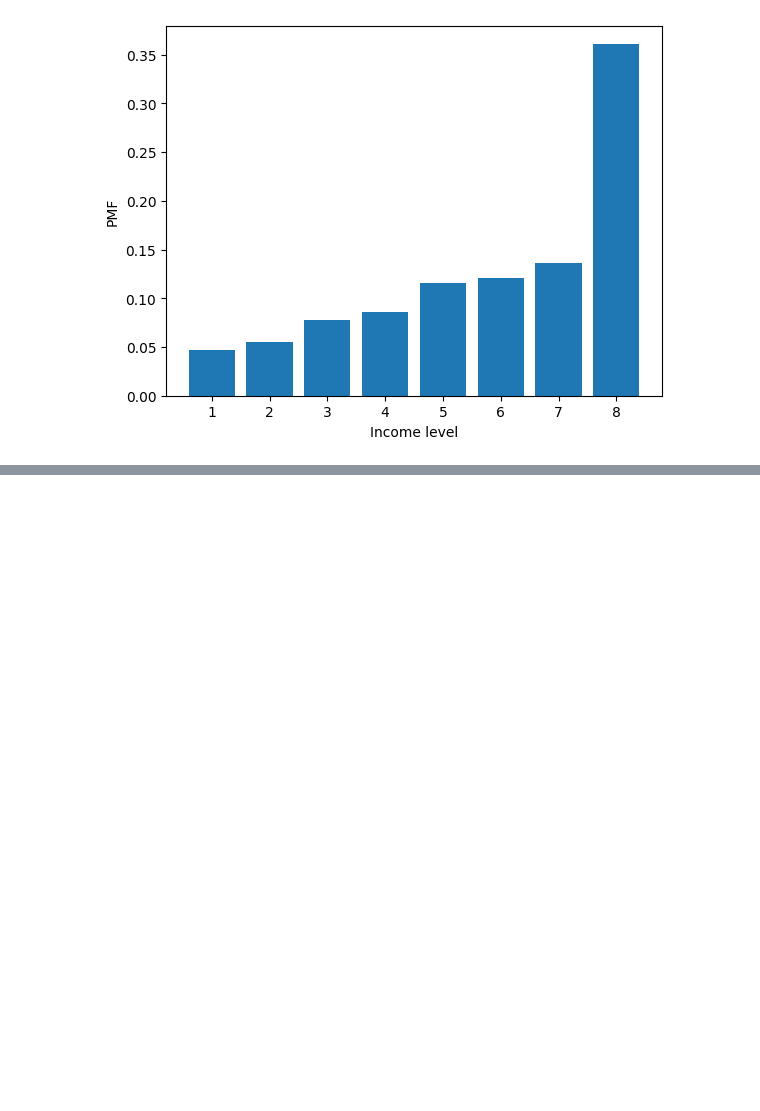
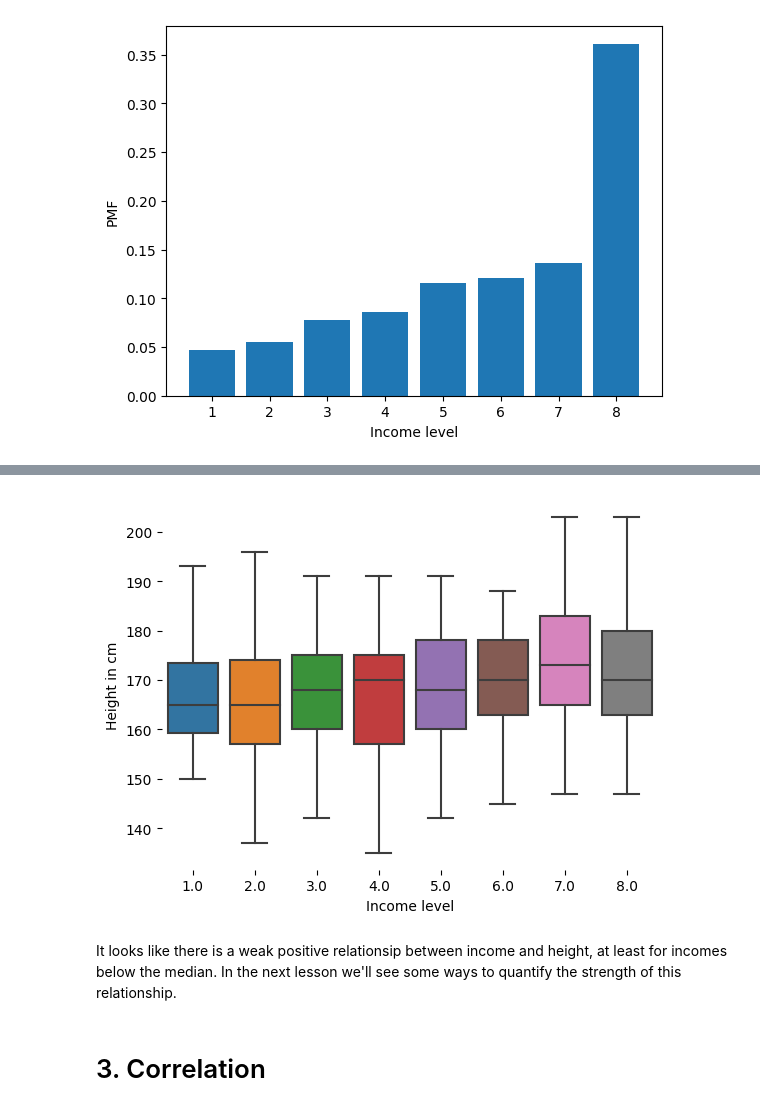
Before and after one commit to yazanhannun/Exploratory-Data-Analysis-in-Python, a Jupyter notebook: 3_ Relationships.ipynb, the cells around one changed output, grey strips where cells are left out. Saved outputs shown, nothing was run; the diff lists cells and outputs as text; code cells hidden in the pictures; blank space fills up the shorter version.

Commit message:
Correlation

```diff
--- a/3_ Relationships.ipynb
+++ b/3_ Relationships.ipynb
@@ -210,0 +231,18 @@ plt.show()
+# %%
+# Drop rows with missing data
+data = brfss.dropna(subset=['INCOME2', 'HTM4'])
+
+# Make a violin plot
+sns.boxplot(x='INCOME2', y='HTM4', data=data, whis=10)
+
+# Remove unneeded lines and label axes
+sns.despine(left=True, bottom=True)
+plt.xlabel('Income level')
+plt.ylabel('Height in cm')
+plt.show()
+# %% [output]
+[figure, added]
+# %% [markdown]
+ It looks like there is a weak positive relationsip between income and height, at least for incomes below the median. In the next lesson we'll see some ways to quantify the strength of this relationship.
+# %% [markdown]
+# 3. Correlation
```
Also changed, not shown: parts of 8 cells of this notebook.
